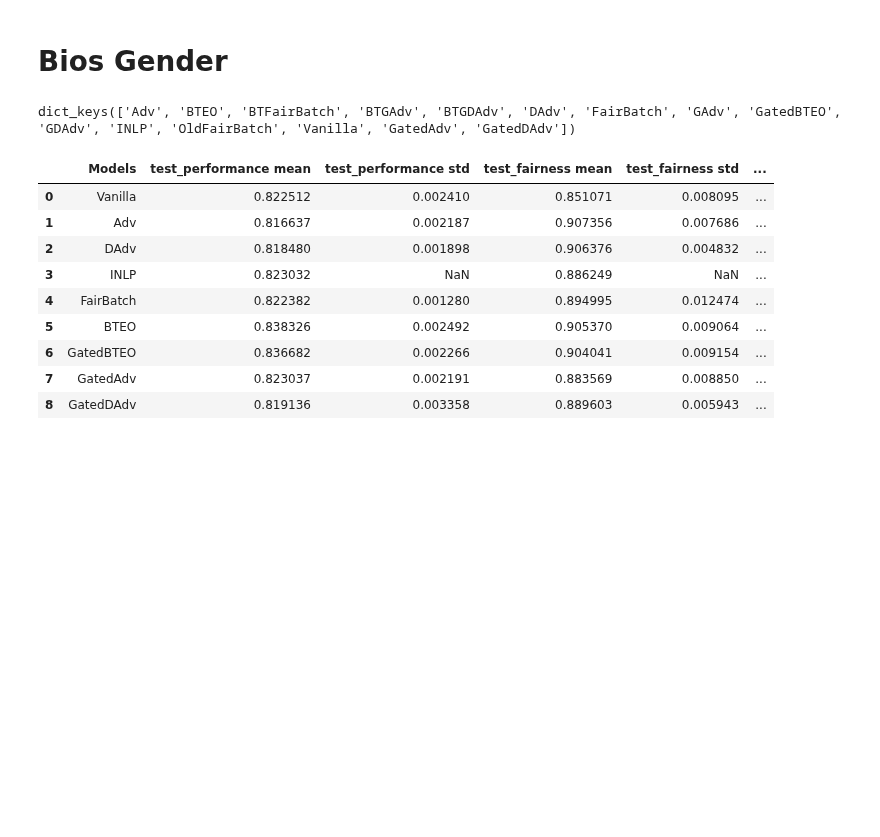
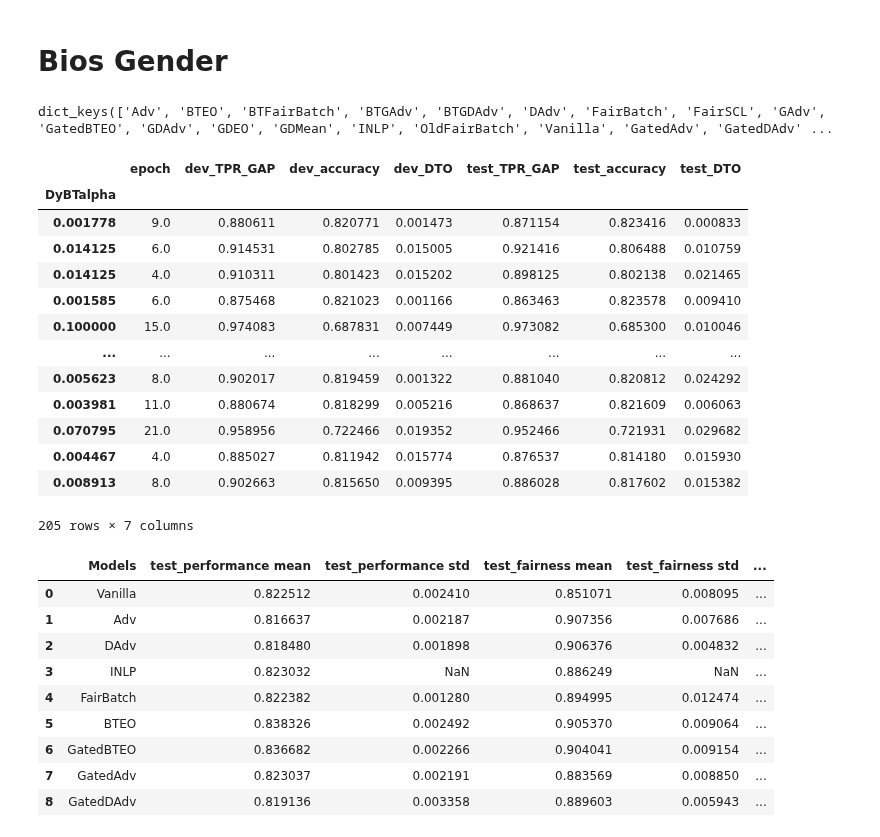
Before and after one commit to Libr-AI/fairlib, a Jupyter notebook: analysis/Final_results_in_paper.ipynb, the cells around one changed output. Cells and saved outputs as stored; diff of their text form; code cells hidden in the pictures; blank space fills up the shorter version.

```diff
--- a/analysis/Final_results_in_paper.ipynb
+++ b/analysis/Final_results_in_paper.ipynb
@@ -185,12 +185,29 @@ make_plot(Bios_both_plot_df2)
 Bios_gender_results = retrive_results("Bios_gender")
 
 Bios_gender_results["FairBatch"] = Bios_gender_results["OldFairBatch"]
-Bios_gender_results["GatedAdv"] = pd.concat([Bios_gender_results["GAdv"], Bios_gender_results["BTGAdv"]])
-Bios_gender_results["GatedDAdv"] = pd.concat([Bios_gender_results["GDAdv"], Bios_gender_results["BTGDAdv"]])
+Bios_gender_results["Augmented Adv"] = pd.concat([Bios_gender_results["GAdv"], Bios_gender_results["BTGAdv"]])
+Bios_gender_results["Augmented DAdv"] = pd.concat([Bios_gender_results["GDAdv"], Bios_gender_results["BTGDAdv"]])
 # %%
 Bios_gender_results.keys()
 # %% [output]
-dict_keys(['Adv', 'BTEO', 'BTFairBatch', 'BTGAdv', 'BTGDAdv', 'DAdv', 'FairBatch', 'GAdv', 'GatedBTEO', 'GDAdv', 'INLP', 'OldFairBatch', 'Vanilla', 'GatedAdv', 'GatedDAdv'])
+dict_keys(['Adv', 'BTEO', 'BTFairBatch', 'BTGAdv', 'BTGDAdv', 'DAdv', 'FairBatch', 'FairSCL', 'GAdv', 'GatedBTEO', 'GDAdv', 'GDEO', 'GDMean', 'INLP', 'OldFairBatch', 'Vanilla', 'GatedAdv', 'GatedDAdv' ...
+# %%
+Bios_gender_results["GDEO"]
+# %% [output]
+|  | epoch | dev_TPR_GAP | dev_accuracy | dev_DTO | test_TPR_GAP | test_accuracy | test_DTO |
+| DyBTalpha |  |  |  |  |  |  |  |
+| 0.001778 | 9.0 | 0.880611 | 0.820771 | 0.001473 | 0.871154 | 0.823416 | 0.000833 |
+| 0.014125 | 6.0 | 0.914531 | 0.802785 | 0.015005 | 0.921416 | 0.806488 | 0.010759 |
+| 0.014125 | 4.0 | 0.910311 | 0.801423 | 0.015202 | 0.898125 | 0.802138 | 0.021465 |
+| 0.001585 | 6.0 | 0.875468 | 0.821023 | 0.001166 | 0.863463 | 0.823578 | 0.009410 |
+| 0.100000 | 15.0 | 0.974083 | 0.687831 | 0.007449 | 0.973082 | 0.685300 | 0.010046 |
+| ... | ... | ... | ... | ... | ... | ... | ... |
+| 0.005623 | 8.0 | 0.902017 | 0.819459 | 0.001322 | 0.881040 | 0.820812 | 0.024292 |
+| 0.003981 | 11.0 | 0.880674 | 0.818299 | 0.005216 | 0.868637 | 0.821609 | 0.006063 |
+| 0.070795 | 21.0 | 0.958956 | 0.722466 | 0.019352 | 0.952466 | 0.721931 | 0.029682 |
+| 0.004467 | 4.0 | 0.885027 | 0.811942 | 0.015774 | 0.876537 | 0.814180 | 0.015930 |
+| 0.008913 | 8.0 | 0.902663 | 0.815650 | 0.009395 | 0.886028 | 0.817602 | 0.015382 |
+205 rows × 7 columns
 # %%
 Bios_gender_main_results = final_results_df(
     results_dict = Bios_gender_results,
```
Also changed, not shown: parts of 2 cells of this notebook, 2 other files.
